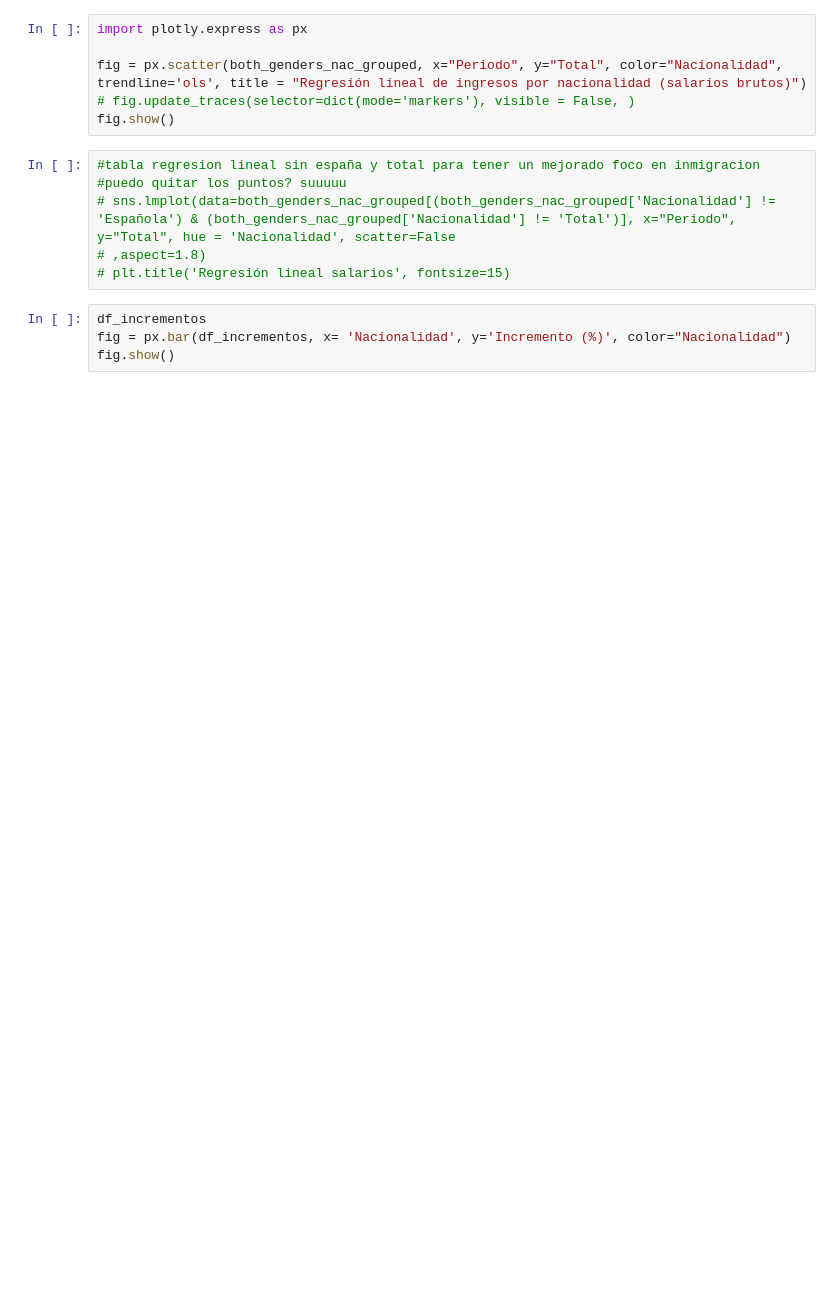
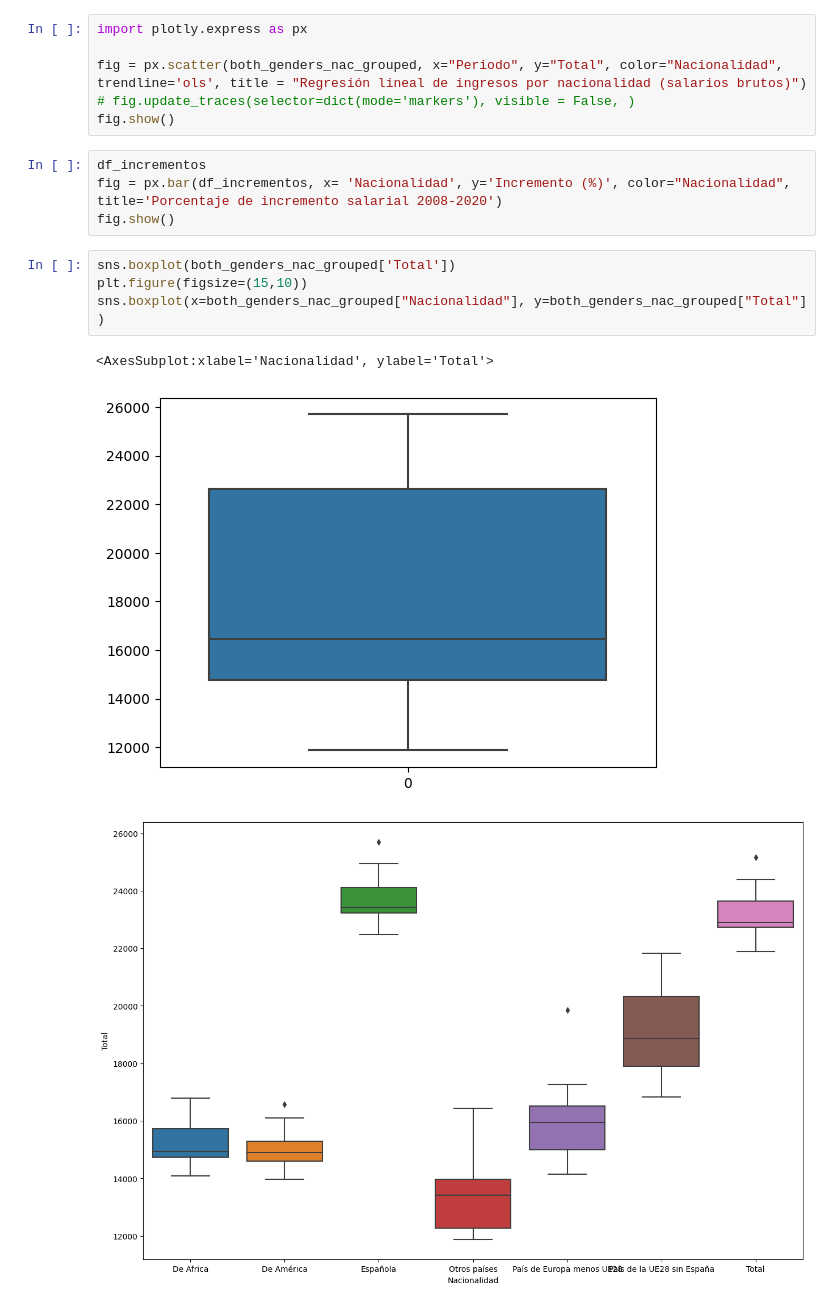
Before and after one commit to JaredR33/EDA, a Jupyter notebook: notebooks/EDA2.ipynb, the cells around one changed output. Saved outputs shown, nothing was run; the diff lists cells and outputs as text; blank space fills up the shorter version.

```diff
--- a/notebooks/EDA2.ipynb
+++ b/notebooks/EDA2.ipynb
@@ -283,13 +266,15 @@ import plotly.express as px
 fig = px.scatter(both_genders_nac_grouped, x="Periodo", y="Total", color="Nacionalidad", trendline='ols', title = "Regresión lineal de ingresos por nacionalidad (salarios brutos)")
 # fig.update_traces(selector=dict(mode='markers'), visible = False, )
 fig.show()
-# %%
-#tabla regresion lineal sin españa y total para tener un mejorado foco en inmigracion
-#puedo quitar los puntos? suuuuu
-# sns.lmplot(data=both_genders_nac_grouped[(both_genders_nac_grouped['Nacionalidad'] != 'Española') & (both_genders_nac_grouped['Nacionalidad'] != 'Total')], x="Periodo", y="Total", hue = 'Nacionalidad', scatter=False
-# ,aspect=1.8)
-# plt.title('Regresión lineal salarios', fontsize=15)
 # %%
 df_incrementos
-fig = px.bar(df_incrementos, x= 'Nacionalidad', y='Incremento (%)', color="Nacionalidad")
+fig = px.bar(df_incrementos, x= 'Nacionalidad', y='Incremento (%)', color="Nacionalidad", title='Porcentaje de incremento salarial 2008-2020')
 fig.show()
+# %%
+sns.boxplot(both_genders_nac_grouped['Total'])
+plt.figure(figsize=(15,10))
+sns.boxplot(x=both_genders_nac_grouped["Nacionalidad"], y=both_genders_nac_grouped["Total"] )
+# %% [output]
+<AxesSubplot:xlabel='Nacionalidad', ylabel='Total'>
+[figure, added]
+[figure, added]
```
Also changed, not shown: parts of 15 cells of this notebook.
